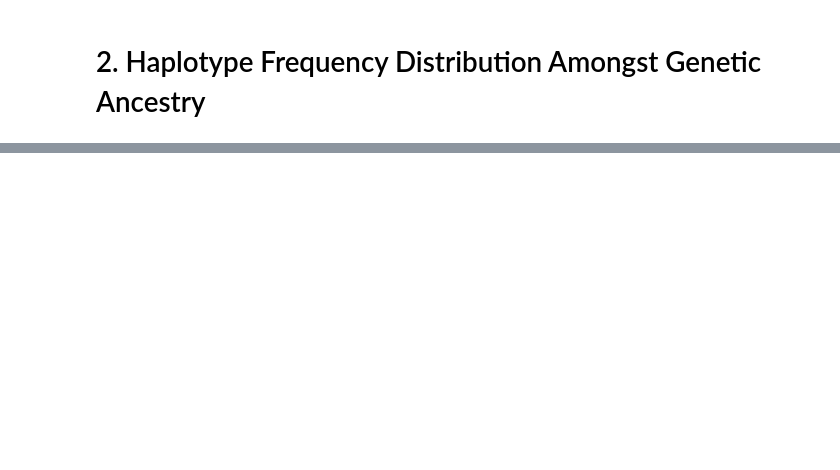
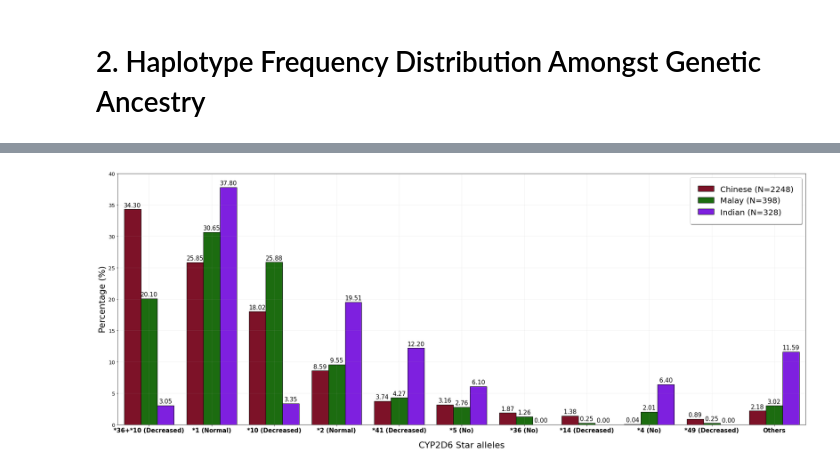
Before and after one commit to c-BIG/SG10K-CYP2D6, a Jupyter notebook: data_viz/01_haplotype.ipynb, the cells around one changed output, grey strips where cells are left out. Cells and saved outputs as stored; diff of their text form; code cells hidden in the pictures; blank space fills up the shorter version.

```diff
--- a/data_viz/01_haplotype.ipynb
+++ b/data_viz/01_haplotype.ipynb
@@ -129,0 +110,36 @@ The `ci` parameter is deprecated. Use `errorbar=None` for the same effect.
+# %%
+data_modified = data_modified.groupby(['haplotype', 'genetic_ancestry']).sum().reset_index()
+# %%
+ancestry_color_map = {
+    f'Chinese (N={int(haplotype_df["AC_C"].sum())})': '#8f001D',
+    f'Malay (N={int(haplotype_df["AC_M"].sum())})': '#107b01',
+    f'Indian (N={int(haplotype_df["AC_I"].sum())})': '#7e00ff'
+}
+# %%
+order_list = ['*36+*10 (Decreased)',
+ '*1 (Normal)',
+ '*10 (Decreased)',
+ '*2 (Normal)',
+ '*41 (Decreased)',
+ '*5 (No)',
+ '*36 (No)',
+ '*14 (Decreased)',
+ '*4 (No)',
+ '*49 (Decreased)',
+ 'Others']
+
+order_list_ga = [f'Chinese (N={int(haplotype_df["AC_C"].sum())})', f'Malay (N={int(haplotype_df["AC_M"].sum())})', f'Indian (N={int(haplotype_df["AC_I"].sum())})']
+# %%
+data_modified['haplotype'] = data_modified['haplotype'].replace("*10+*36 (Decreased)", "*36+*10 (Decreased)")
+data_modified['haplotype'] = pd.Categorical(data_modified['haplotype'], categories=order_list, ordered=True)
+data_modified['genetic_ancestry'] = pd.Categorical(data_modified['genetic_ancestry'], categories=order_list_ga, ordered=True)
+# %%
+barplot_frequency(data_modified,
+                  x_col='haplotype', y_col='percentage',
+                  xlabel='CYP2D6 Star alleles', ylabel='Percentage (%)',
+                  title=None,
+                  figsize=(25, 10), fontsize=15, label_fontsize=22,
+                  x_ticks_rotation=False, ylim=40, hue='genetic_ancestry', palette=ancestry_color_map, legend="Genetic Ancestry",
+                  colored_xticks=False, grid = True)
+# %% [output]
+[figure, added]
```
Also changed, not shown: parts of 12 cells of this notebook, 14 other files.
